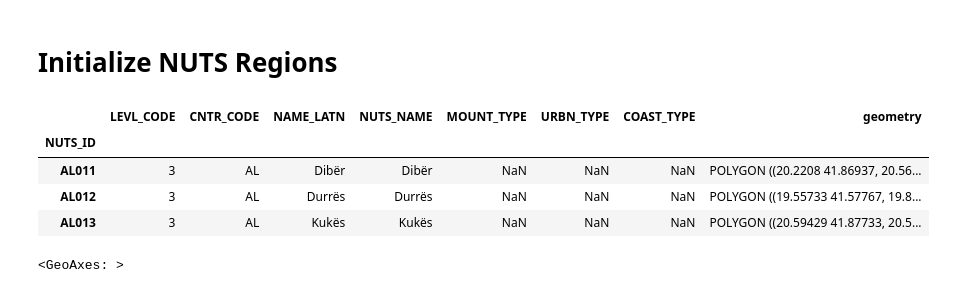
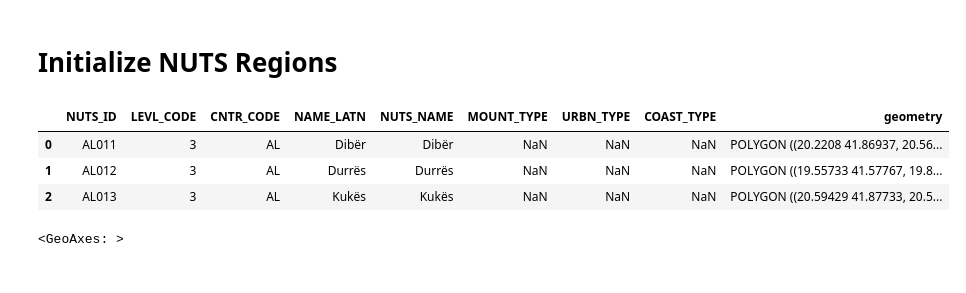
Before and after one commit to hugoschwabe/bachelor-thesis, a Jupyter notebook: benchmark.ipynb, the cells around one changed output. Drawn from its saved outputs; the diff is of its cells as text; code cells hidden in the pictures.

```diff
--- a/benchmark.ipynb
+++ b/benchmark.ipynb
@@ -28,14 +35,14 @@ nx.draw_networkx_edges(original, original_pos, arrows=False)
 # Initialize NUTS Regions
 # %%
 nuts3 = gpd.read_file("./data//NUTS3/NUTS_RG_20M_2024_4326.shp").set_index("NUTS_ID")
-nuts3 = nuts3[nuts3["LEVL_CODE"] == 3]
+nuts3 = nuts3[nuts3["LEVL_CODE"] == 3].to_crs("EPSG:4326")
+nuts3 = nuts3.reset_index()
 nuts3.head(3)
 # %% [output]
-|  | LEVL_CODE | CNTR_CODE | NAME_LATN | NUTS_NAME | MOUNT_TYPE | URBN_TYPE | COAST_TYPE | geometry |
-| NUTS_ID |  |  |  |  |  |  |  |  |
-| AL011 | 3 | AL | Dibër | Dibër | NaN | NaN | NaN | POLYGON ((20.2208 41.86937, 20.56... |
-| AL012 | 3 | AL | Durrës | Durrës | NaN | NaN | NaN | POLYGON ((19.55733 41.57767, 19.8... |
-| AL013 | 3 | AL | Kukës | Kukës | NaN | NaN | NaN | POLYGON ((20.59429 41.87733, 20.5... |
+|  | NUTS_ID | LEVL_CODE | CNTR_CODE | NAME_LATN | NUTS_NAME | MOUNT_TYPE | URBN_TYPE | COAST_TYPE | geometry |
+| 0 | AL011 | 3 | AL | Dibër | Dibër | NaN | NaN | NaN | POLYGON ((20.2208 41.86937, 20.56... |
+| 1 | AL012 | 3 | AL | Durrës | Durrës | NaN | NaN | NaN | POLYGON ((19.55733 41.57767, 19.8... |
+| 2 | AL013 | 3 | AL | Kukës | Kukës | NaN | NaN | NaN | POLYGON ((20.59429 41.87733, 20.5... |
 # %%
 ax = plt.axes(
 	[0, 0, 1, 1],
```
Also changed, not shown: parts of 9 cells of this notebook, 2 other files.
